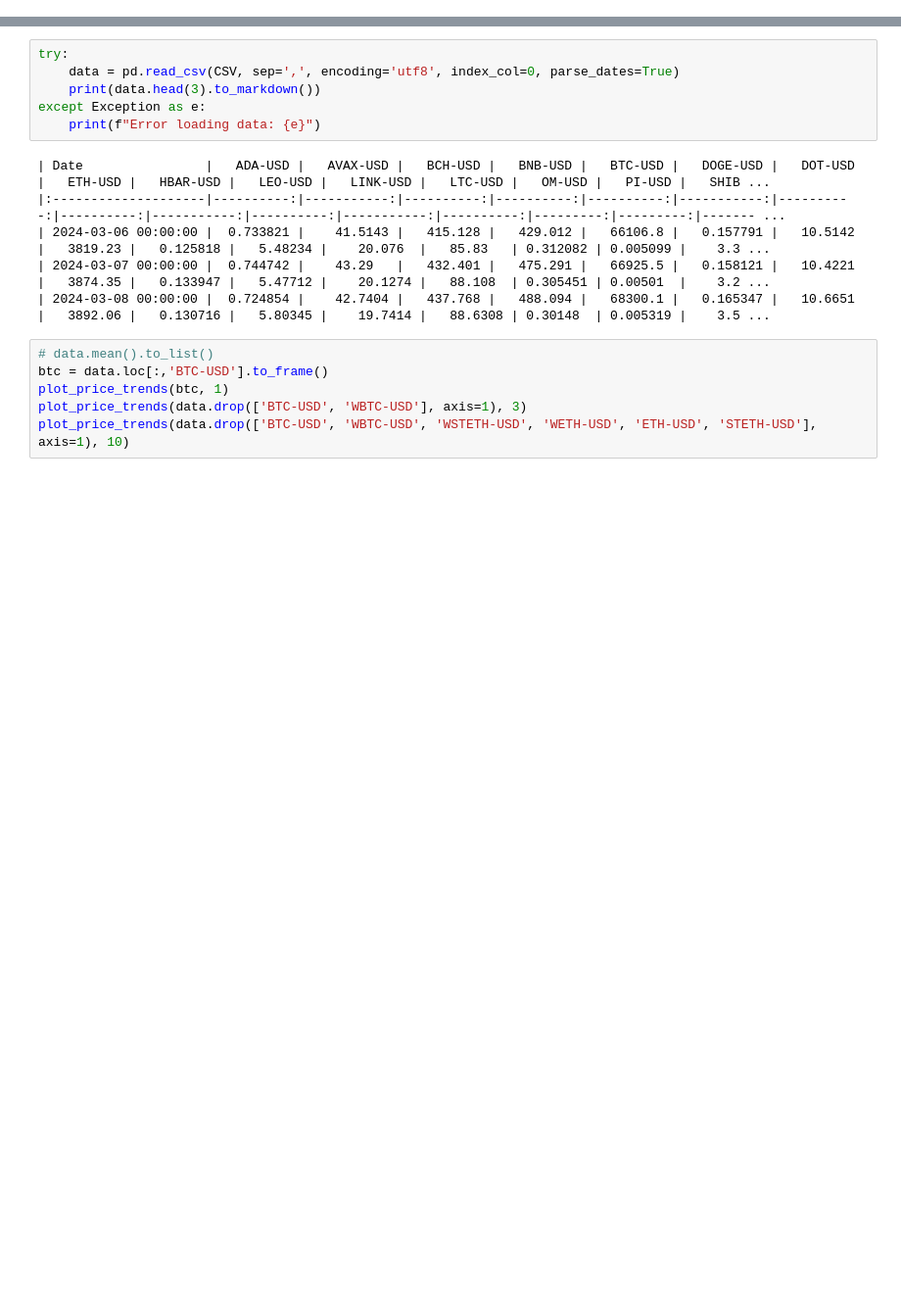
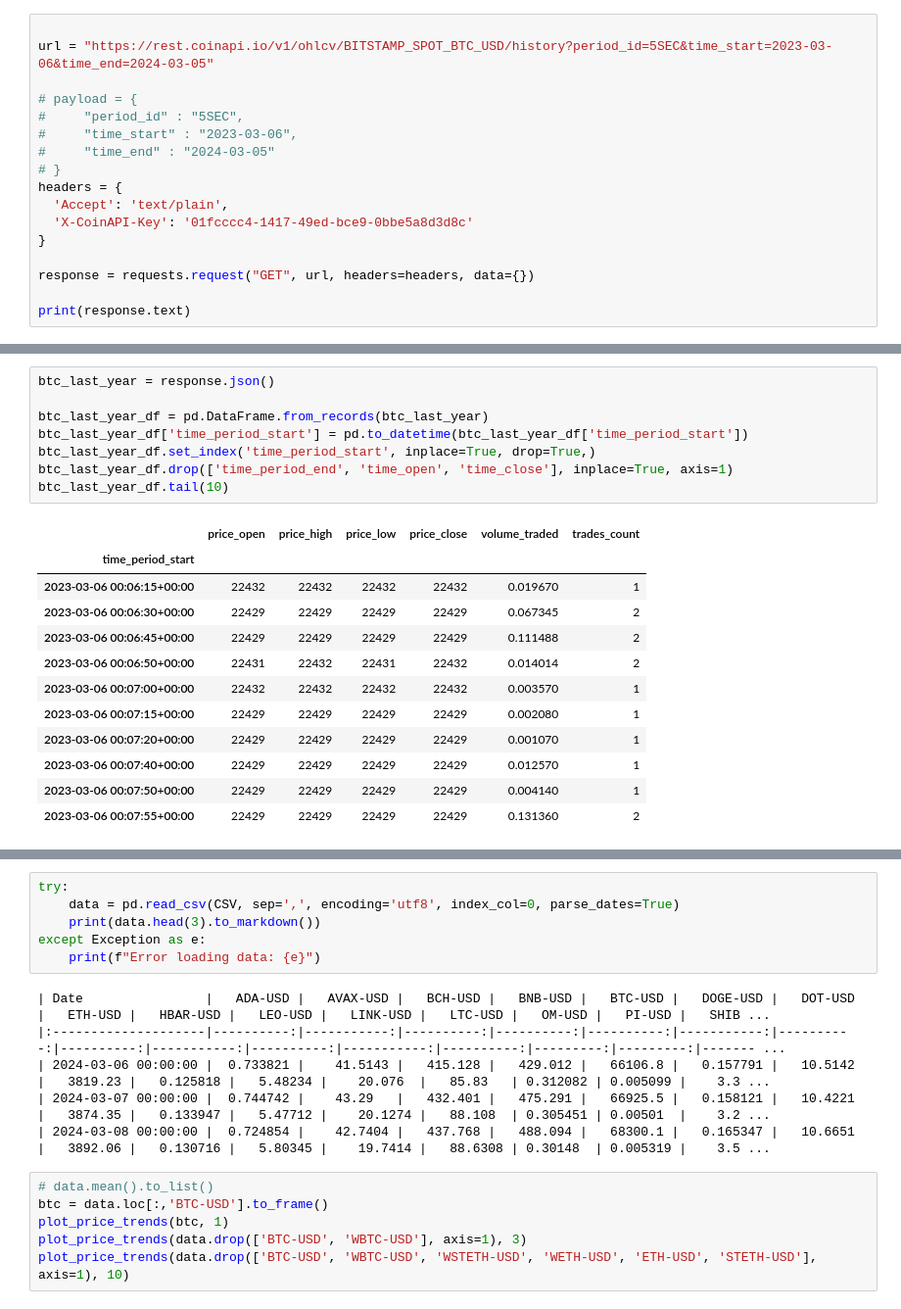
Before and after one commit to RalleyD/COM724_AE2, a Jupyter notebook: eda.ipynb, the cells around one changed output, grey strips where cells are left out. Shown at 98% size. Drawn from its saved outputs; the diff is of its cells as text; blank space fills up the shorter version.

```diff
--- a/eda.ipynb
+++ b/eda.ipynb
@@ -13,0 +33,17 @@ cryptos:
+# %%
+
+url = "https://rest.coinapi.io/v1/ohlcv/BITSTAMP_SPOT_BTC_USD/history?period_id=5SEC&time_start=2023-03-06&time_end=2024-03-05"
+
+# payload = {
+#     "period_id" : "5SEC",
+#     "time_start" : "2023-03-06",
+#     "time_end" : "2024-03-05"
+# }
+headers = {
+  'Accept': 'text/plain',
+  'X-CoinAPI-Key': '01fcccc4-1417-49ed-bce9-0bbe5a8d3d8c'
+}
+
+response = requests.request("GET", url, headers=headers, data={})
+
+print(response.text)
@@ -13,0 +68,21 @@ cryptos:
+# %%
+btc_last_year = response.json()
+
+btc_last_year_df = pd.DataFrame.from_records(btc_last_year)
+btc_last_year_df['time_period_start'] = pd.to_datetime(btc_last_year_df['time_period_start'])
+btc_last_year_df.set_index('time_period_start', inplace=True, drop=True,)
+btc_last_year_df.drop(['time_period_end', 'time_open', 'time_close'], inplace=True, axis=1)
+btc_last_year_df.tail(10)
+# %% [output]
+|  | price_open | price_high | price_low | price_close | volume_traded | trades_count |
+| time_period_start |  |  |  |  |  |  |
+| 2023-03-06 00:06:15+00:00 | 22432 | 22432 | 22432 | 22432 | 0.019670 | 1 |
+| 2023-03-06 00:06:30+00:00 | 22429 | 22429 | 22429 | 22429 | 0.067345 | 2 |
+| 2023-03-06 00:06:45+00:00 | 22429 | 22429 | 22429 | 22429 | 0.111488 | 2 |
+| 2023-03-06 00:06:50+00:00 | 22431 | 22432 | 22431 | 22432 | 0.014014 | 2 |
+| 2023-03-06 00:07:00+00:00 | 22432 | 22432 | 22432 | 22432 | 0.003570 | 1 |
+| 2023-03-06 00:07:15+00:00 | 22429 | 22429 | 22429 | 22429 | 0.002080 | 1 |
+| 2023-03-06 00:07:20+00:00 | 22429 | 22429 | 22429 | 22429 | 0.001070 | 1 |
+| 2023-03-06 00:07:40+00:00 | 22429 | 22429 | 22429 | 22429 | 0.012570 | 1 |
+| 2023-03-06 00:07:50+00:00 | 22429 | 22429 | 22429 | 22429 | 0.004140 | 1 |
+| 2023-03-06 00:07:55+00:00 | 22429 | 22429 | 22429 | 22429 | 0.131360 | 2 |
```
Also changed, not shown: parts of 25 cells of this notebook.
